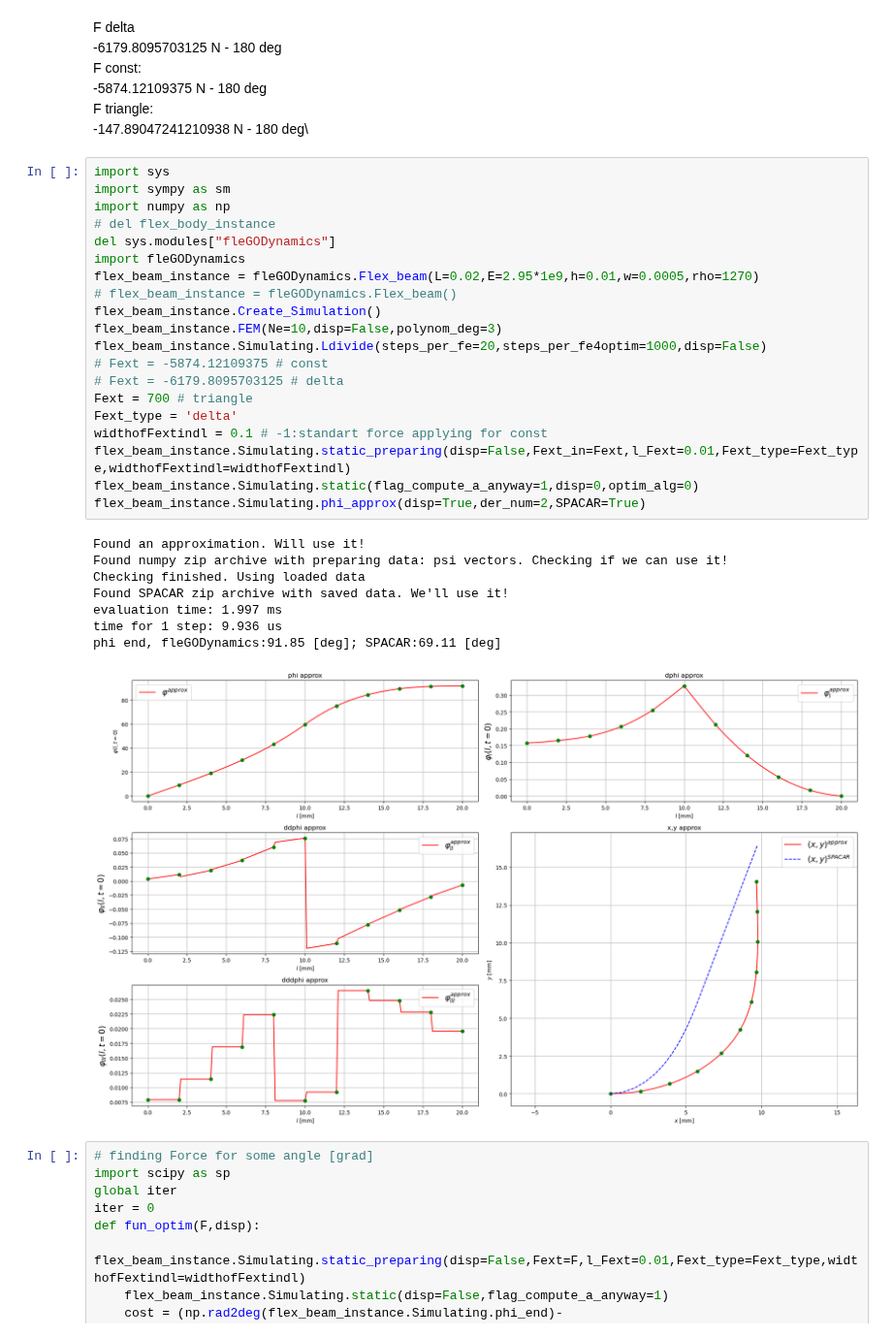
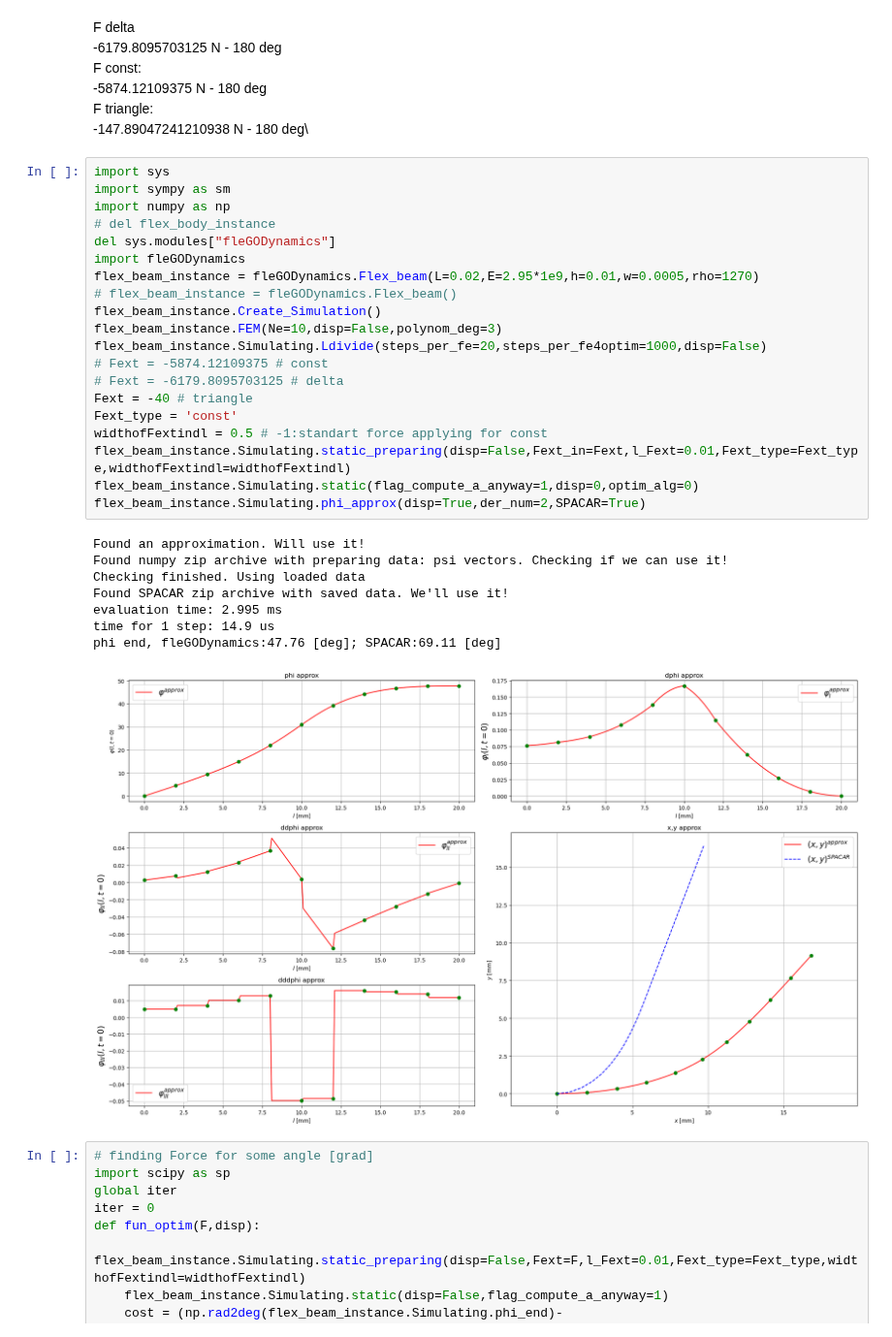
Before and after one commit to dvogureckiy99/dynastatflex, a Jupyter notebook: library_test.ipynb, the cells around one changed output. Shown at 97% size. Drawn from its saved outputs; the diff is of its cells as text.

```diff
--- a/library_test.ipynb
+++ b/library_test.ipynb
@@ -79,32 +79,32 @@ F triangle:\
 # %%
 import sys
 import sympy as sm
 import numpy as np
 # del flex_body_instance
 del sys.modules["fleGODynamics"]
 import fleGODynamics
 flex_beam_instance = fleGODynamics.Flex_beam(L=0.02,E=2.95*1e9,h=0.01,w=0.0005,rho=1270)
 # flex_beam_instance = fleGODynamics.Flex_beam()
 flex_beam_instance.Create_Simulation()
 flex_beam_instance.FEM(Ne=10,disp=False,polynom_deg=3)
 flex_beam_instance.Simulating.Ldivide(steps_per_fe=20,steps_per_fe4optim=1000,disp=False)
 # Fext = -5874.12109375 # const
 # Fext = -6179.8095703125 # delta
-Fext = 700 # triangle
-Fext_type = 'delta'
-widthofFextindl = 0.1 # -1:standart force applying for const
+Fext = -40 # triangle
+Fext_type = 'const'
+widthofFextindl = 0.5 # -1:standart force applying for const
 flex_beam_instance.Simulating.static_preparing(disp=False,Fext_in=Fext,l_Fext=0.01,Fext_type=Fext_type,widthofFextindl=widthofFextindl)
 flex_beam_instance.Simulating.static(flag_compute_a_anyway=1,disp=0,optim_alg=0)
 flex_beam_instance.Simulating.phi_approx(disp=True,der_num=2,SPACAR=True)
 # %% [output]
 Found an approximation. Will use it!
 Found numpy zip archive with preparing data: psi vectors. Checking if we can use it!
 Checking finished. Using loaded data
 Found SPACAR zip archive with saved data. We'll use it!
-evaluation time: 1.997 ms
-time for 1 step: 9.936 us
-phi end, fleGODynamics:91.85 [deg]; SPACAR:69.11 [deg]
+evaluation time: 2.995 ms
+time for 1 step: 14.9 us
+phi end, fleGODynamics:47.76 [deg]; SPACAR:69.11 [deg]
-[figure, old version]
+[figure, new version]
 # %%
 # finding Force for some angle [grad]
 import scipy as sp
```
Also changed, not shown: 2 other files.
